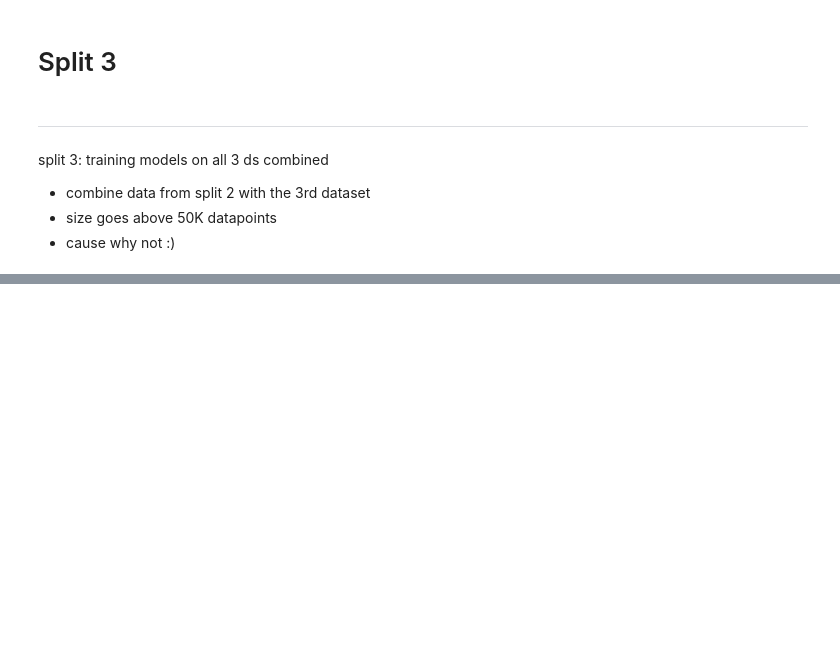
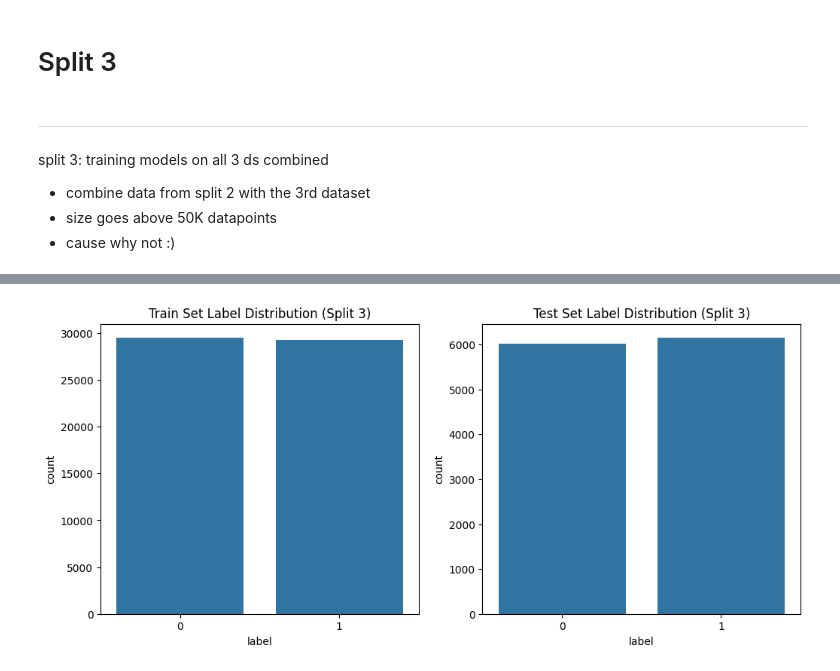
Before and after one commit to adv-11/ml-guardrails-project, a Jupyter notebook: input_guardrails/prompt_injection/data_exploration.ipynb, the cells around one changed output, grey strips where cells are left out. Drawn from its saved outputs; the diff is of its cells as text; code cells hidden in the pictures; blank space fills up the shorter version.

```diff
--- a/input_guardrails/prompt_injection/data_exploration.ipynb
+++ b/input_guardrails/prompt_injection/data_exploration.ipynb
@@ -209,0 +248,15 @@ split 3: training models on all 3 ds combined
+# %%
+# change label = 2 to label = 1 in train_df_split_3 and test_df_split_3
+train_df_split_3['label'] = train_df_split_3['label'].replace(2, 1)
+test_df_split_3['label'] = test_df_split_3['label'].replace(2, 1)
+train_df_split_3['label'].value_counts(), test_df_split_3['label'].value_counts()
+
+# visualize the distribution of labels in the train and test sets for split 3
+fig, ax = plt.subplots(1, 2, figsize=(12, 5))
+sns.countplot(x='label', data=train_df_split_3, ax=ax[0])
+ax[0].set_title('Train Set Label Distribution (Split 3)')
+sns.countplot(x='label', data=test_df_split_3, ax=ax[1])
+ax[1].set_title('Test Set Label Distribution (Split 3)')
+plt.show()
+# %% [output]
+[figure, added]
```
Also changed, not shown: parts of 2 cells of this notebook.
